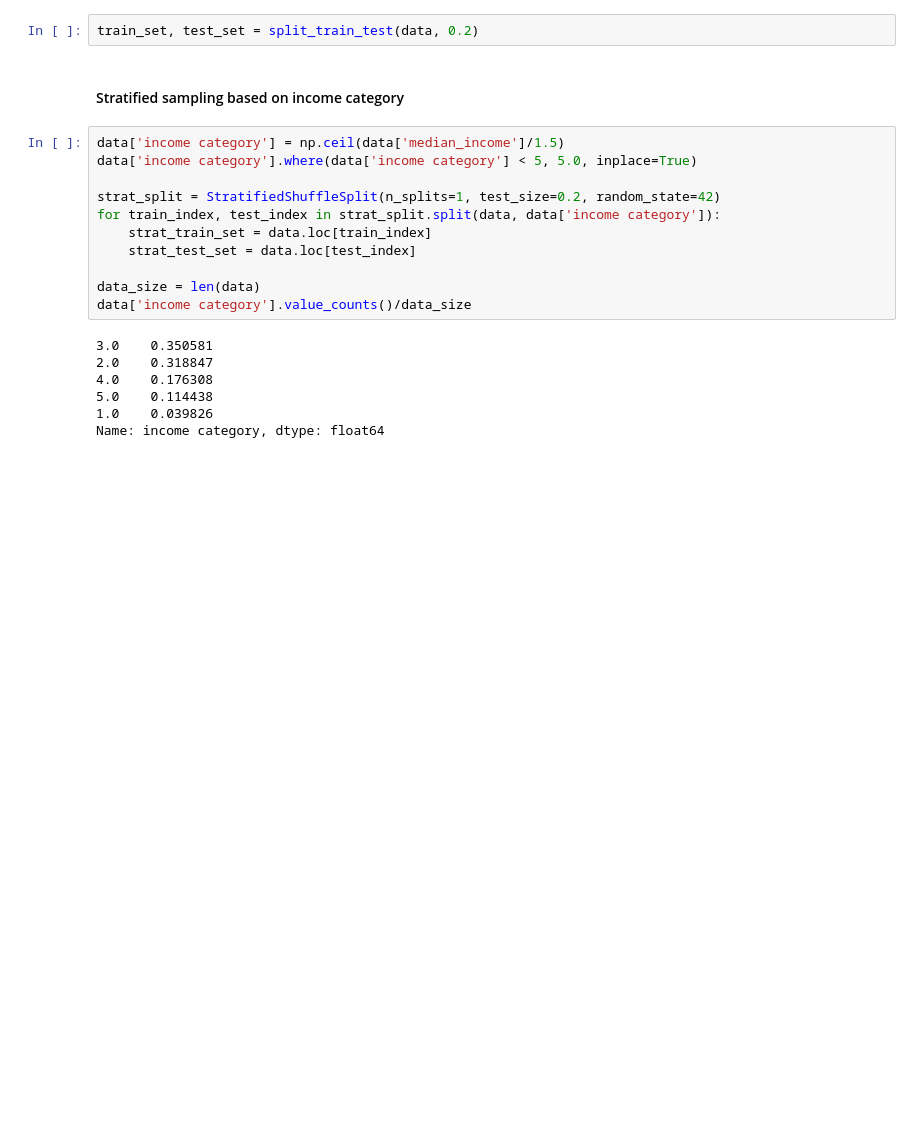
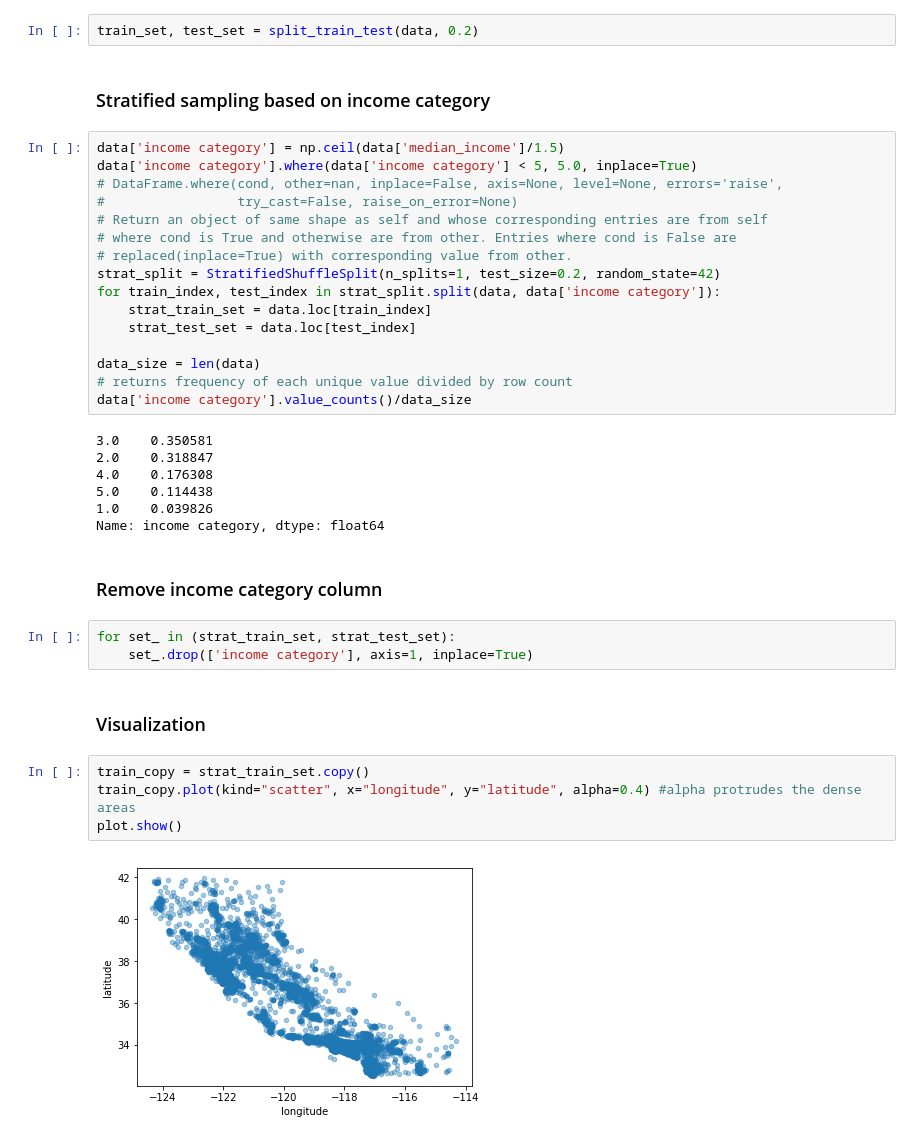
Before and after one commit to taylorletsoaka/scikit-learn, a Jupyter notebook: Housing.ipynb, the cells around one changed output. Drawn from its saved outputs; the diff is of its cells as text; blank space fills up the shorter version.

Commit message:
add visualizations

```diff
--- a/Housing.ipynb
+++ b/Housing.ipynb
@@ -99,17 +99,22 @@ def split_train_test(data, test_ratio):
 # %%
 train_set, test_set = split_train_test(data, 0.2)
 # %% [markdown]
-#### Stratified sampling based on income category
+### Stratified sampling based on income category
 # %%
 data['income category'] = np.ceil(data['median_income']/1.5)
 data['income category'].where(data['income category'] < 5, 5.0, inplace=True)
-
+# DataFrame.where(cond, other=nan, inplace=False, axis=None, level=None, errors='raise',
+#                 try_cast=False, raise_on_error=None)
+# Return an object of same shape as self and whose corresponding entries are from self
+# where cond is True and otherwise are from other. Entries where cond is False are
+# replaced(inplace=True) with corresponding value from other.
 strat_split = StratifiedShuffleSplit(n_splits=1, test_size=0.2, random_state=42)
 for train_index, test_index in strat_split.split(data, data['income category']):
     strat_train_set = data.loc[train_index]
     strat_test_set = data.loc[test_index]
 
 data_size = len(data)
+# returns frequency of each unique value divided by row count
 data['income category'].value_counts()/data_size
 # %% [output]
 3.0    0.350581
@@ -118,3 +123,16 @@ data['income category'].value_counts()/data_size
 5.0    0.114438
 1.0    0.039826
 Name: income category, dtype: float64
+# %% [markdown]
+### Remove income category column
+# %%
+for set_ in (strat_train_set, strat_test_set):
+    set_.drop(['income category'], axis=1, inplace=True)
+# %% [markdown]
+### Visualization
+# %%
+train_copy = strat_train_set.copy()
+train_copy.plot(kind="scatter", x="longitude", y="latitude", alpha=0.4) #alpha protrudes the dense areas
+plot.show()
+# %% [output]
+[figure, added]
```
Also changed, not shown: parts of 4 cells of this notebook.
